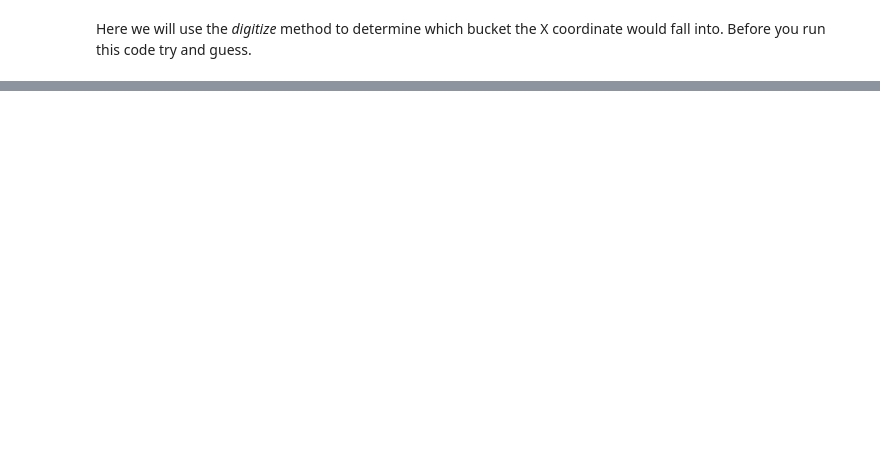
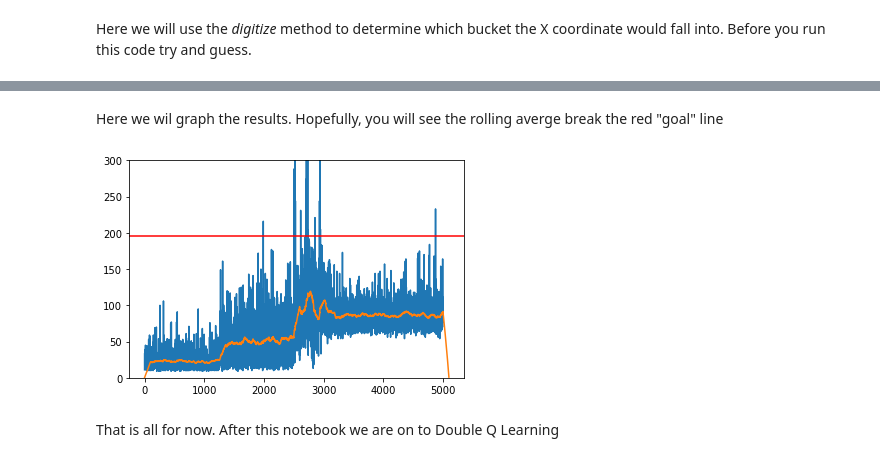
Before and after one commit to ehennis/ReinforcementLearning, a Jupyter notebook: 02-QLearning.ipynb, the cells around one changed output, grey strips where cells are left out. Saved outputs shown, nothing was run; the diff lists cells and outputs as text; code cells hidden in the pictures; blank space fills up the shorter version.

Commit message:
Completed continuous but having issues getting the agent to pass. It was passing before putting it into the notebook

```diff
--- a/02-QLearning.ipynb
+++ b/02-QLearning.ipynb
@@ -164,7 +164,7 @@ def q_learning(env, alpha=0.1, gamma=0.9,  epsilon=0.99, epsilon_decay=0.99999):
     pi = np.argmax(Q, axis=1) #Optimal Policy
     return pi,Q
 
-pi, Q = q_learning(env) #Return the optimal policy and the Q table results
+pi, Q = q_learning(envFrozenNoSlip) #Return the optimal policy and the Q table results
 
 print('Here is your policy')
 print('%s | %s | %s | %s' % (convertDirection(pi[0]),convertDirection(pi[1]),convertDirection(pi[2]),convertDirection(pi[3])))
@@ -391,0 +472,30 @@ plt.show()
+# %%
+def q_learning_continuous(env, buckets):
+    gamma = 0.99
+    rewards = []
+
+    nS = 10 * 10 * 10 * 10 #I have 4 observations so I need 4 bits
+    nA = envCartPole.action_space.n
+    Q = np.random.random((nS,nA)) #Initialize the Q table to all random numbers
+    episodes = 5000
+    for e in range(episodes):
+        observation = env.reset()
+        state = observation_to_state(observation, buckets)
+        total_reward = 0
+        while True:
+            action = action_selection(state, Q, e, episodes) #Grab the action
+            observation, reward, done, infor = env.step(action)
+            nstate = observation_to_state(observation,buckets)
+            total_reward += reward
+
+            alpha = learning_schedule(e,episodes)
+
+            #Q Function Update
+            #(not done) keeps the terminal state as 0
+            Q[state][action] += alpha * (reward + gamma * Q[nstate].max() * (not done) - Q[state][action])
+            state = nstate
+
+            if done:
+                rewards.append(total_reward) #Keep track of the total rewards per episode
+                break
+    return Q, rewards
@@ -391,0 +504,5 @@ plt.show()
+# %%
+buckets = build_buckets() #Create the buckets
+Q, rewards = q_learning_continuous(envCartPole, buckets)
+envCartPole.close()
+print(Q) #Here is the Q table. It will only print part of it but it shows the 2 actions per state
@@ -391,0 +517,14 @@ plt.show()
+# %% [markdown]
+Here we wil graph the results. Hopefully, you will see the rolling averge break the red "goal" line
+# %%
+rolling_average = np.convolve(rewards, np.ones(100)/100)
+
+plt.plot(rewards)
+plt.plot(rolling_average)
+plt.axhline(y=195, color='r', linestyle='-') #Solved Line
+plt.ylim( (0,300) )
+plt.show()
+# %% [output]
+[figure, added]
+# %% [markdown]
+That is all for now. After this notebook we are on to Double Q Learning
```
Also changed, not shown: parts of 29 cells of this notebook.
